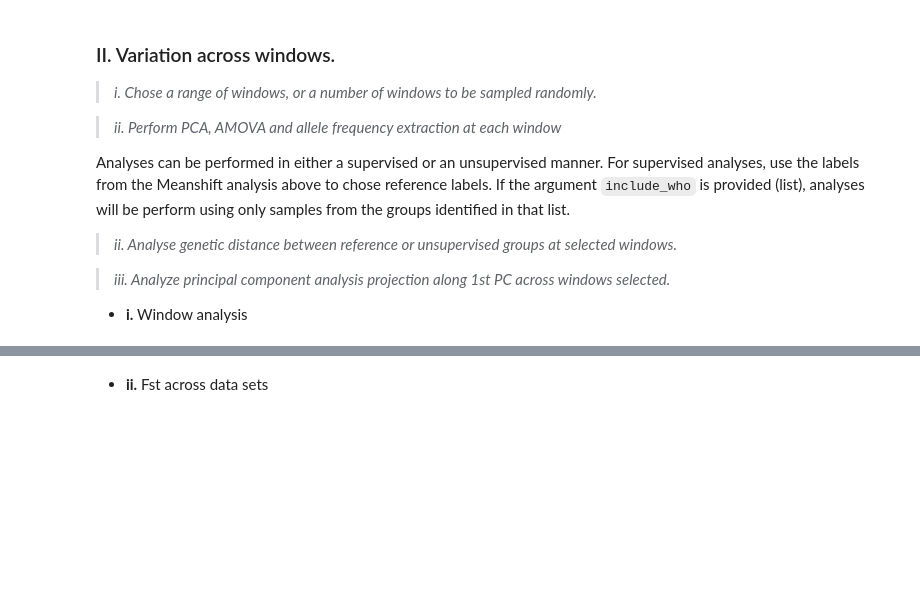
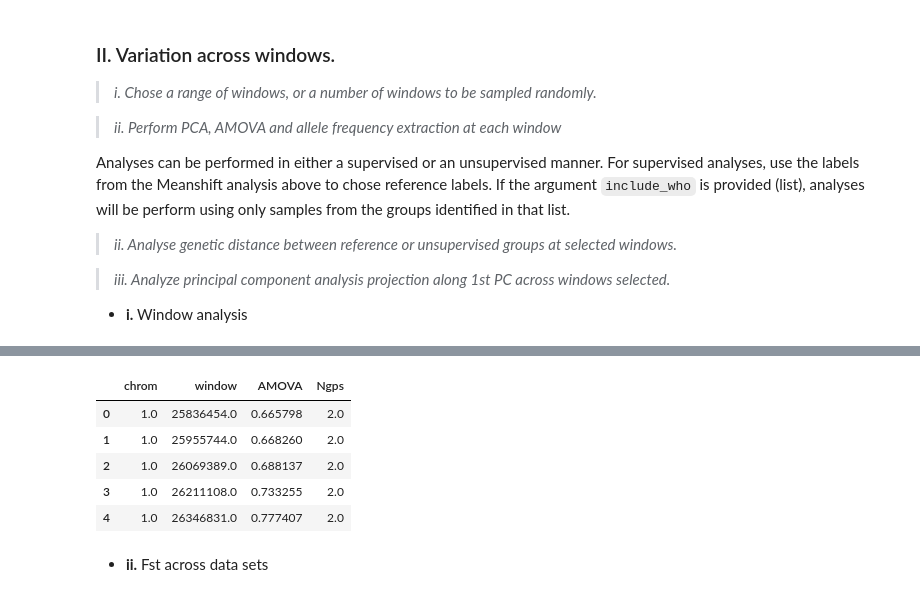
Before and after one commit to SantosJGND/Tools_and_toys, a Jupyter notebook: Cluster_shape/Simu_03-03-2019/vcf_analysis.ipynb, the cells around one changed output, grey strips where cells are left out. Saved outputs shown, nothing was run; the diff lists cells and outputs as text; code cells hidden in the pictures; blank space fills up the shorter version.

Commit message:
Include output to vcf option to structure sim. Include display of coordinates and window amova to vcf analysis.

```diff
--- a/Cluster_shape/Simu_03-03-2019/vcf_analysis.ipynb
+++ b/Cluster_shape/Simu_03-03-2019/vcf_analysis.ipynb
@@ -199,3 +208,12 @@ counting: 0.632480456259928, Ngps: 2
+# %%
+Results['info'].head()
+# %% [output]
+|  | chrom | window | AMOVA | Ngps |
+| 0 | 1.0 | 25836454.0 | 0.665798 | 2.0 |
+| 1 | 1.0 | 25955744.0 | 0.668260 | 2.0 |
+| 2 | 1.0 | 26069389.0 | 0.688137 | 2.0 |
+| 3 | 1.0 | 26211108.0 | 0.733255 | 2.0 |
+| 4 | 1.0 | 26346831.0 | 0.777407 | 2.0 |
 # %% [markdown]
 - **ii.** Fst across data sets
 # %%
```
Also changed, not shown: parts of 2 cells of this notebook, 5 other files.
